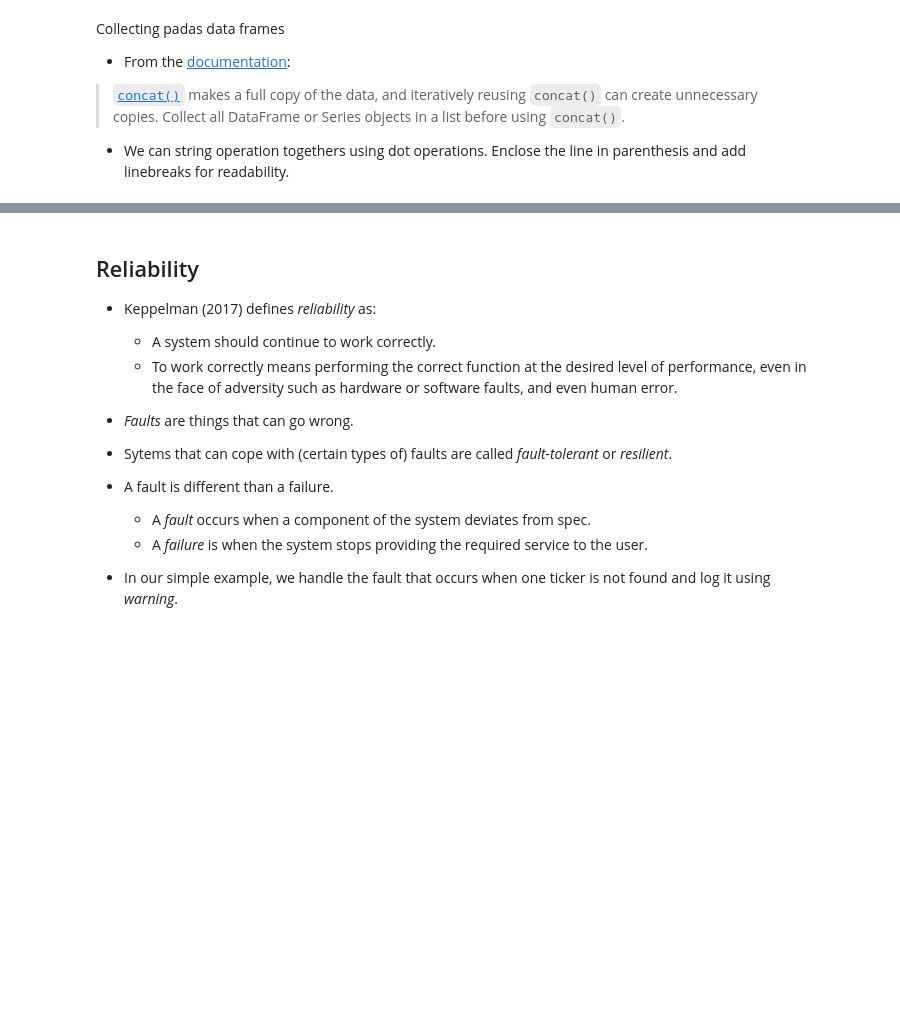
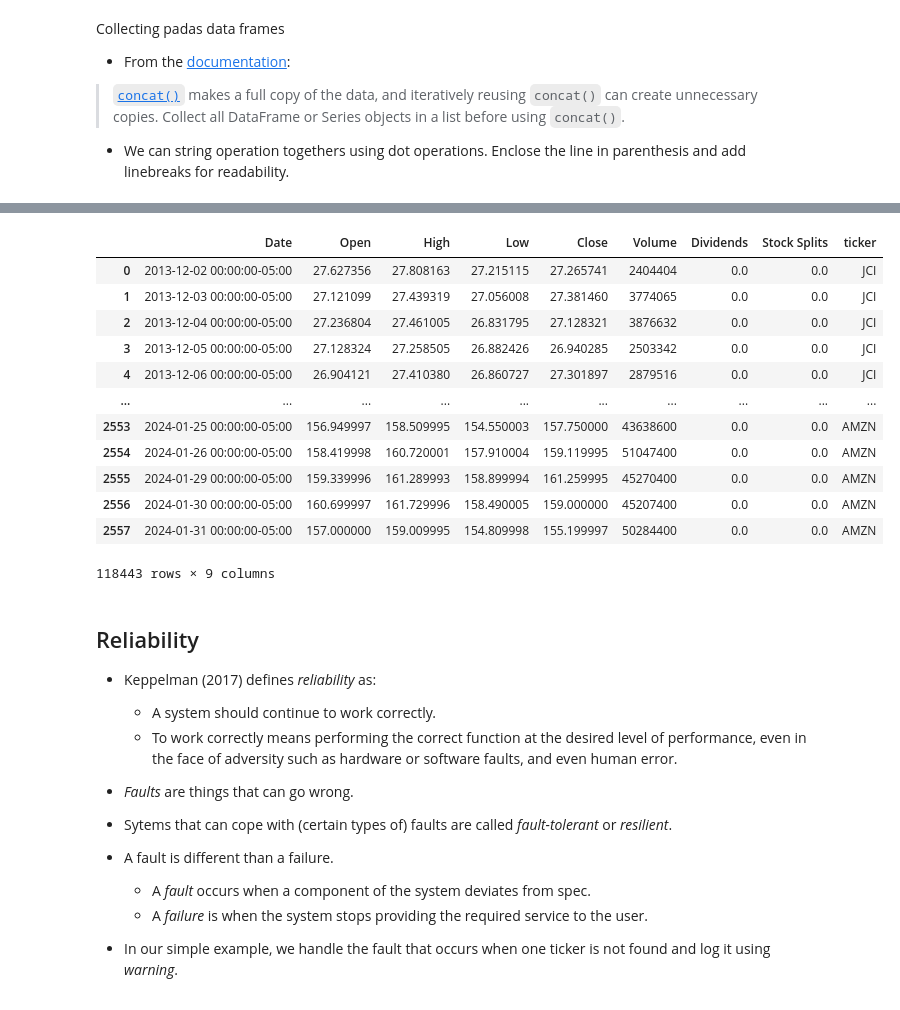
Before and after one commit to UofT-DSI/production, a Jupyter notebook: 01_materials/labs/02_data_engineering.ipynb, the cells around one changed output, grey strips where cells are left out. Cells and saved outputs as stored; diff of their text form; code cells hidden in the pictures; blank space fills up the shorter version.

```diff
--- a/01_materials/labs/02_data_engineering.ipynb
+++ b/01_materials/labs/02_data_engineering.ipynb
@@ -110,3 +163,19 @@ print(f'Final shape {px_dt.shape}.')
+# %%
+px_dt
+# %% [output]
+|  | Date | Open | High | Low | Close | Volume | Dividends | Stock Splits | ticker |
+| 0 | 2013-12-02 00:00:00-05:00 | 27.627356 | 27.808163 | 27.215115 | 27.265741 | 2404404 | 0.0 | 0.0 | JCI |
+| 1 | 2013-12-03 00:00:00-05:00 | 27.121099 | 27.439319 | 27.056008 | 27.381460 | 3774065 | 0.0 | 0.0 | JCI |
+| 2 | 2013-12-04 00:00:00-05:00 | 27.236804 | 27.461005 | 26.831795 | 27.128321 | 3876632 | 0.0 | 0.0 | JCI |
+| 3 | 2013-12-05 00:00:00-05:00 | 27.128324 | 27.258505 | 26.882426 | 26.940285 | 2503342 | 0.0 | 0.0 | JCI |
+| 4 | 2013-12-06 00:00:00-05:00 | 26.904121 | 27.410380 | 26.860727 | 27.301897 | 2879516 | 0.0 | 0.0 | JCI |
+| ... | ... | ... | ... | ... | ... | ... | ... | ... | ... |
+| 2553 | 2024-01-25 00:00:00-05:00 | 156.949997 | 158.509995 | 154.550003 | 157.750000 | 43638600 | 0.0 | 0.0 | AMZN |
+| 2554 | 2024-01-26 00:00:00-05:00 | 158.419998 | 160.720001 | 157.910004 | 159.119995 | 51047400 | 0.0 | 0.0 | AMZN |
+| 2555 | 2024-01-29 00:00:00-05:00 | 159.339996 | 161.289993 | 158.899994 | 161.259995 | 45270400 | 0.0 | 0.0 | AMZN |
+| 2556 | 2024-01-30 00:00:00-05:00 | 160.699997 | 161.729996 | 158.490005 | 159.000000 | 45207400 | 0.0 | 0.0 | AMZN |
+| 2557 | 2024-01-31 00:00:00-05:00 | 157.000000 | 159.009995 | 154.809998 | 155.199997 | 50284400 | 0.0 | 0.0 | AMZN |
+118443 rows × 9 columns
 # %% [markdown]
 ## Reliability
 
```
Also changed, not shown: parts of 11 cells of this notebook, 3 other files.
